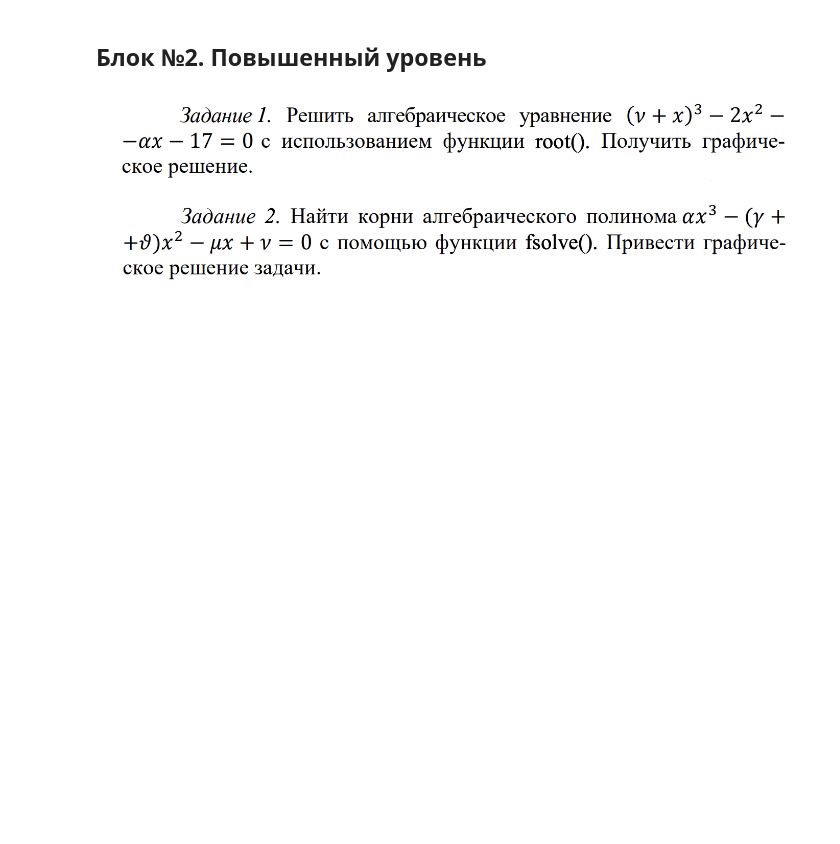
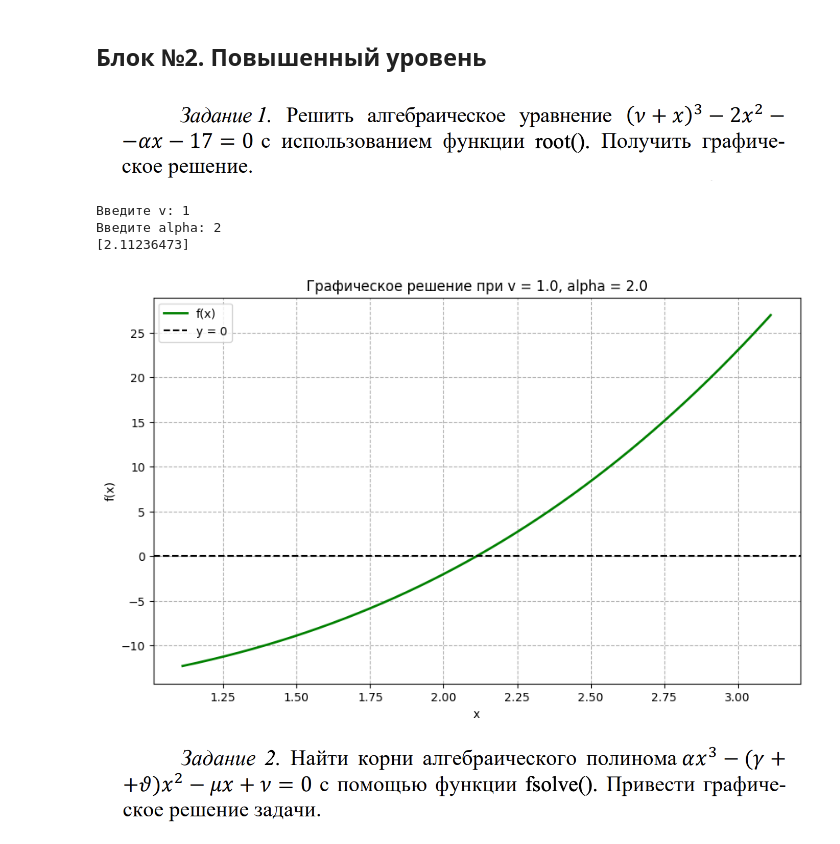
Before and after one commit to alexmordashov/computer_math, a Jupyter notebook: 4. Библиотека SciPy/Практическая_работа_№4_Библиотека_SciPy_Часть_№1.ipynb, the cells around one changed output. Drawn from its saved outputs; the diff is of its cells as text; code cells hidden in the pictures; blank space fills up the shorter version.

```diff
--- a/4. Библиотека SciPy/Практическая_работа_№4_Библиотека_SciPy_Часть_№1.ipynb
+++ b/4. Библиотека SciPy/Практическая_работа_№4_Библиотека_SciPy_Часть_№1.ipynb
@@ -133,2 +125,30 @@ plt.show()
+# %%
+def f_B2T1(x, v, alpha):
+  return (v + x) ** 3 - 2 * x ** 2 - alpha * x - 17
+
+v_B2T1 = float(input('Введите v: '))
+alpha_B2T1 = float(input('Введите alpha: '))
+
+solution_B2T1 = root(f_B2T1, x0=0, args=(v_B2T1, alpha_B2T1))
+found_root = solution_B2T1.x[0]
+print(solution_B2T1.x)
+
+x_B2T1 = np.linspace(found_root - 1, found_root + 1, 1002)
+y_B2T1 = f_B2T1(x_B2T1, v_B2T1, alpha_B2T1)
+
+plt.figure(figsize=(10, 6))
+plt.plot(x_B2T1, y_B2T1, label='f(x)', color='green', linewidth=2)
+plt.axhline(0, color='black', linestyle='--', linewidth=1.5, label='y = 0')
+plt.title(f'Графическое решение при v = {v_B2T1}, alpha = {alpha_B2T1}')
+plt.xlabel('x')
+plt.ylabel('f(x)')
+plt.grid(True, which='both', linestyle='--')
+plt.legend()
+plt.show()
+# %% [output]
+Введите v: 1
+Введите alpha: 2
+[2.11236473]
+[figure, added]
 # %% [markdown]
 ![image.png](embedded-picture-1)
```
Also changed, not shown: parts of 8 cells of this notebook.
